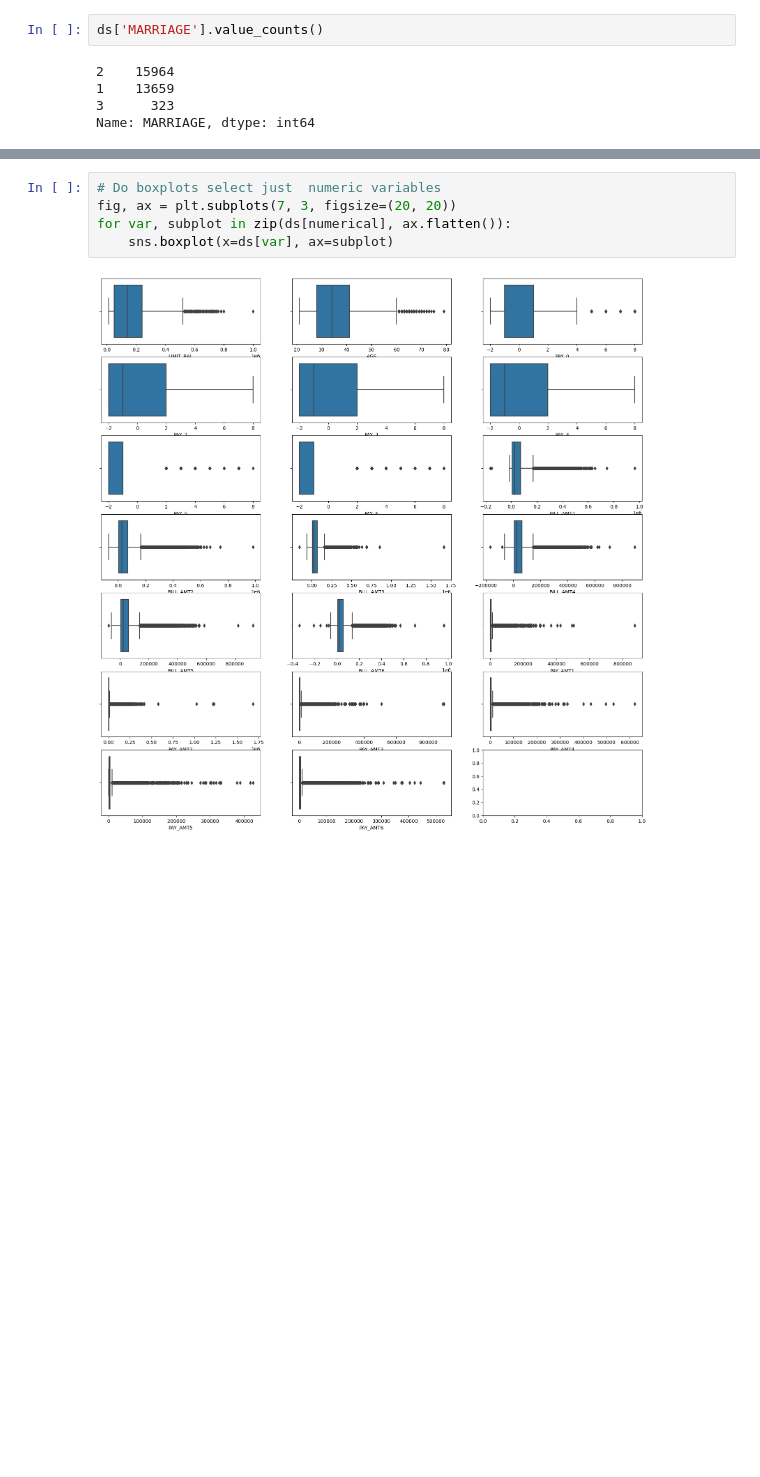
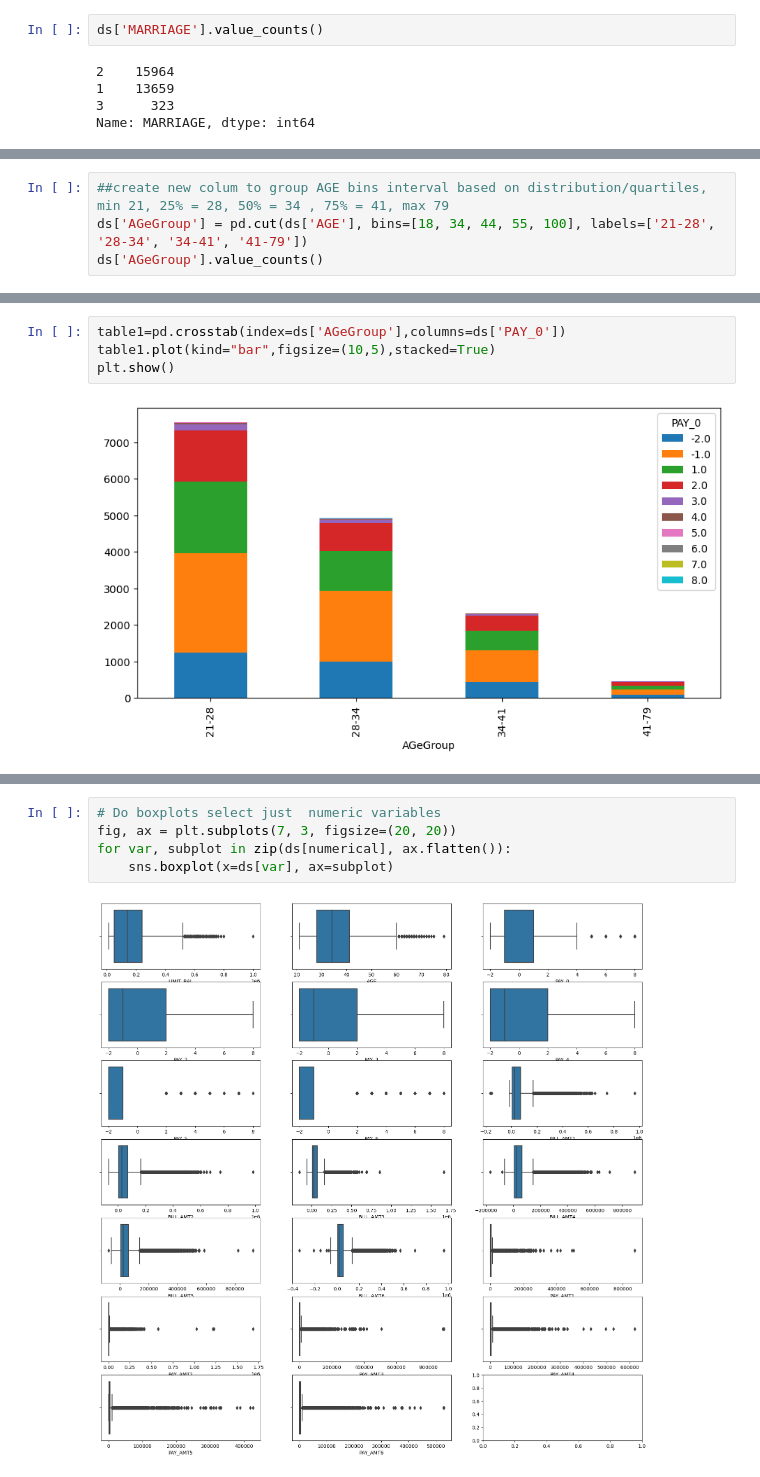
Before and after one commit to Brutosippon/projecto1, a Jupyter notebook: Project2.ipynb, the cells around one changed output, grey strips where cells are left out. Drawn from its saved outputs; the diff is of its cells as text; blank space fills up the shorter version.

```diff
--- a/Project2.ipynb
+++ b/Project2.ipynb
@@ -310,0 +360,4 @@ Name: MARRIAGE, dtype: int64
+# %%
+##create new colum to group AGE bins interval based on distribution/quartiles, min 21, 25% = 28, 50% = 34 , 75% = 41, max 79
+ds['AGeGroup'] = pd.cut(ds['AGE'], bins=[18, 34, 44, 55, 100], labels=['21-28', '28-34', '34-41', '41-79'])
+ds['AGeGroup'].value_counts()
@@ -310,0 +393,6 @@ Name: MARRIAGE, dtype: int64
+# %%
+table1=pd.crosstab(index=ds['AGeGroup'],columns=ds['PAY_0'])
+table1.plot(kind="bar",figsize=(10,5),stacked=True)
+plt.show()
+# %% [output]
+[figure, added]
```
Also changed, not shown: parts of 25 cells of this notebook.
